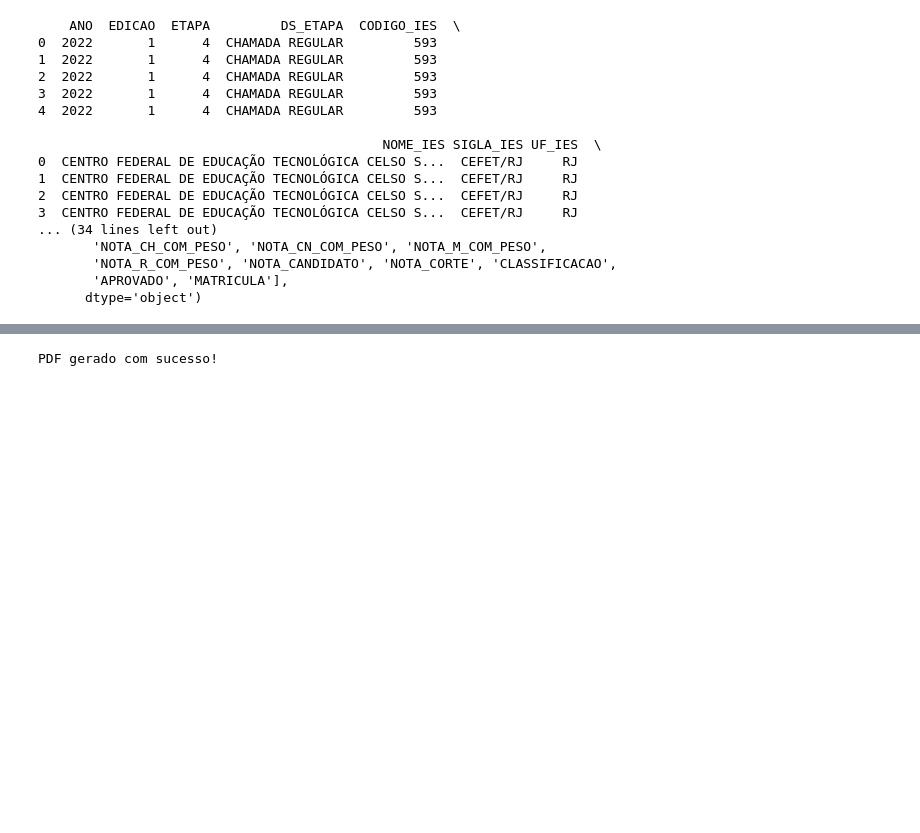
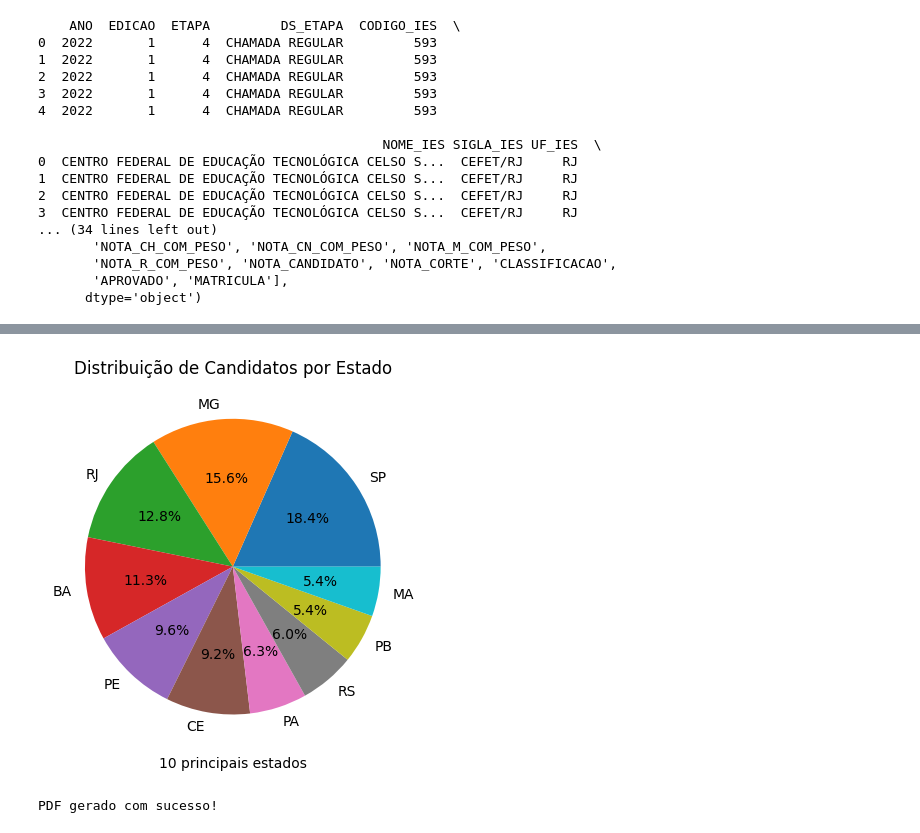
Before and after one commit to gabrielarebeca/AnaliseMEC, a Jupyter notebook: import.ipynb, the cells around one changed output, grey strips where cells are left out. Cells and saved outputs as stored; diff of their text form; code cells hidden in the pictures; blank space fills up the shorter version.

```diff
--- a/import.ipynb
+++ b/import.ipynb
@@ -90,0 +54,15 @@ for estado, quantidade in candidato_por_estado.items():
+# %%
+#TRANSFORMA O CAMPO 'UF_CANDIDATO' em 'candidatos_por_estado'
+candidato_por_estado = df['UF_CANDIDATO'].value_counts().nlargest(10) #limita a quantidade de estados para os 10 primeiros
+
+#CRIA A IMAGEM DO GRÁFICO
+candidato_por_estado_plot = 'candidato_por_estado.png'
+candidato_por_estado.plot(kind='pie', autopct='%1.1f%%')
+plt.xlabel('10 principais estados') #define o que aparece no eixo x
+plt.ylabel('')  # Remove o rótulo do eixo Y
+plt.title('Distribuição de Candidatos por Estado') #define o titulo
+plt.savefig(candidato_por_estado_plot) #salva em imagem
+plt.show() #mostra o gráfico gerado
+plt.close()
+# %% [output]
+[figure, added]
```
Also changed, not shown: parts of 18 cells of this notebook, 4 other files.
